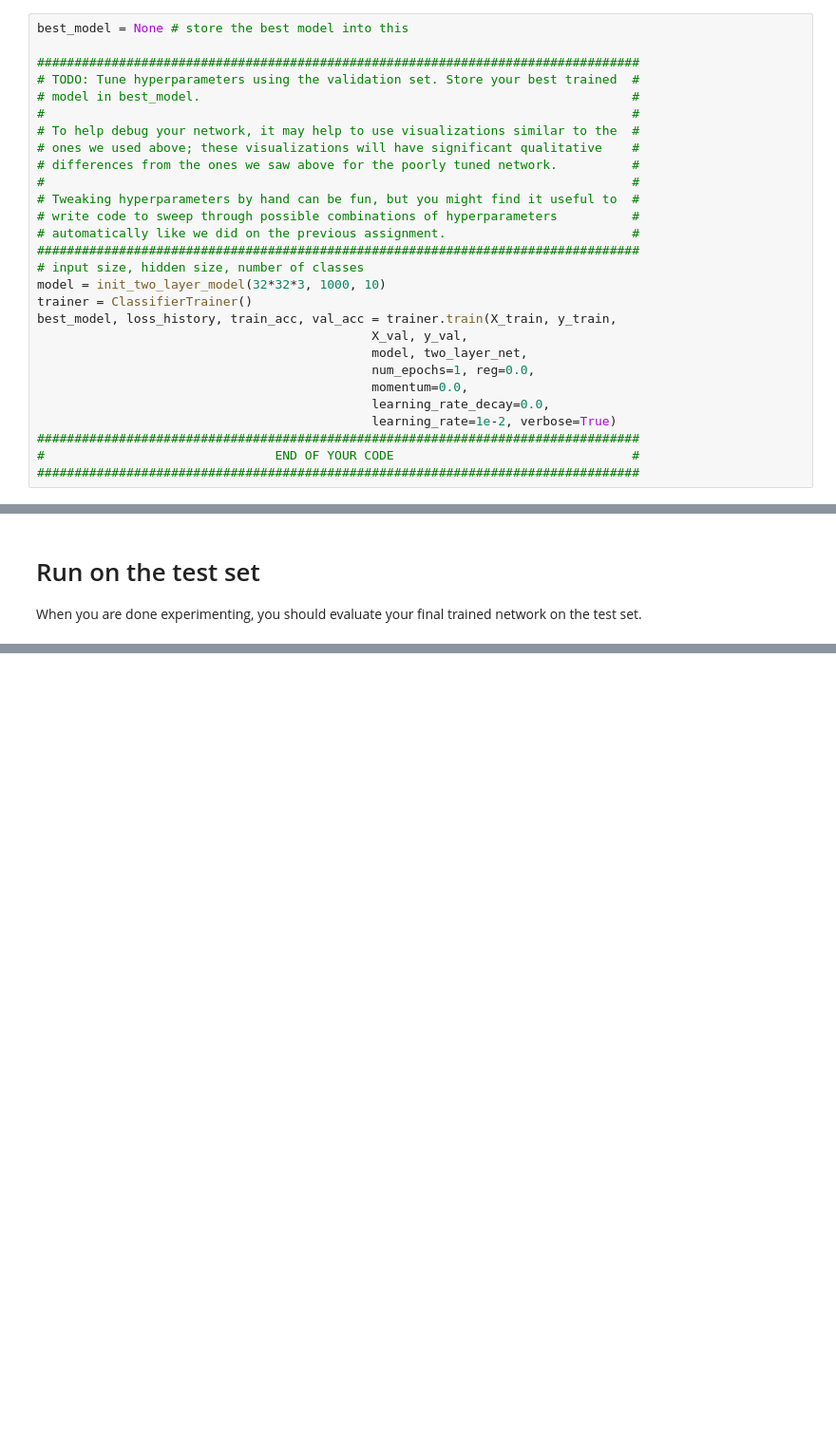
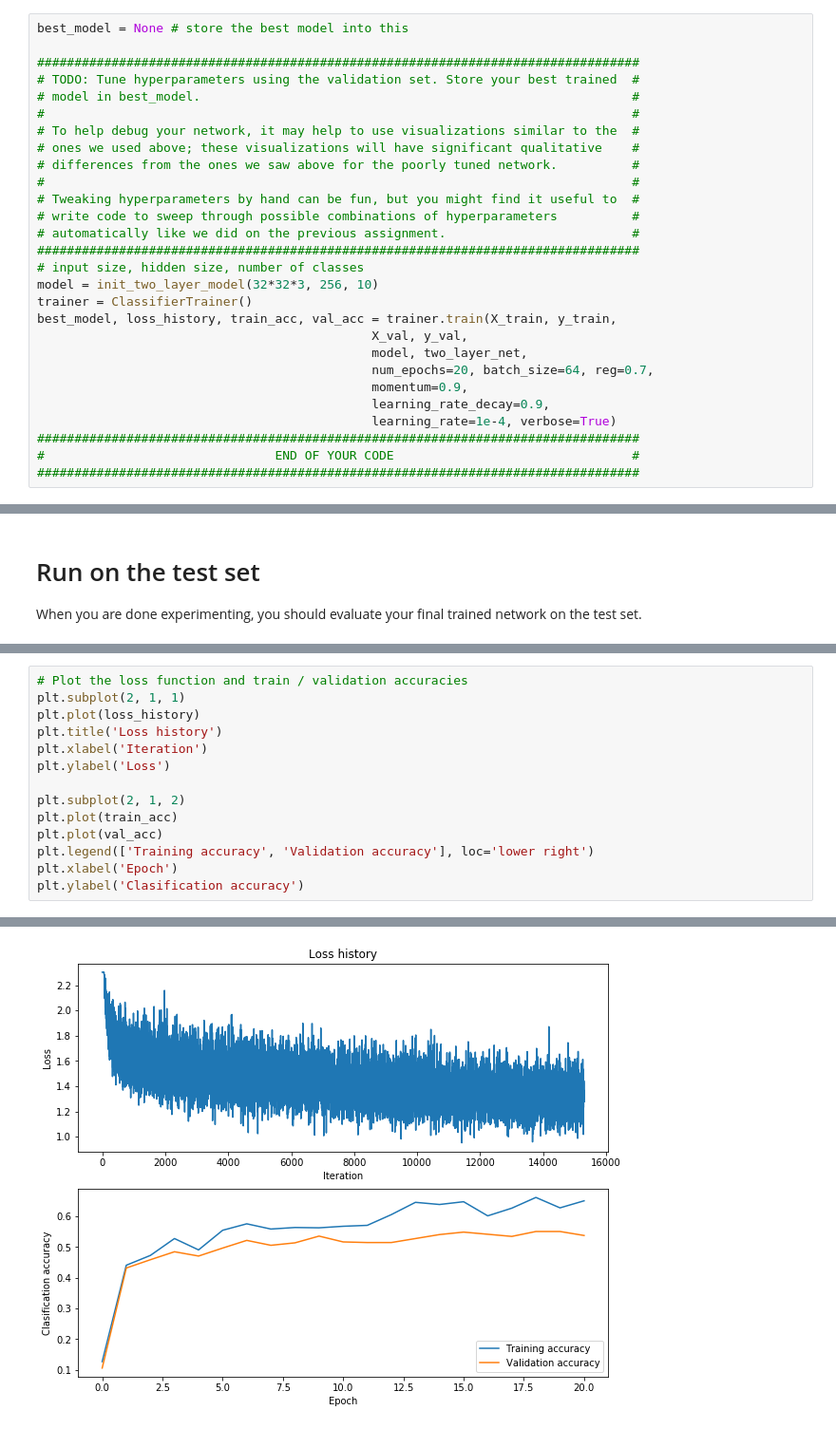
Before and after one commit to sunshineclt/7643DL, a Jupyter notebook: HW1/assignment/1_cs231n/two_layer_net.ipynb, the cells around one changed output, grey strips where cells are left out. Shown at 95% size. Cells and saved outputs as stored; diff of their text form; blank space fills up the shorter version.

```diff
--- a/HW1/assignment/1_cs231n/two_layer_net.ipynb
+++ b/HW1/assignment/1_cs231n/two_layer_net.ipynb
@@ -268,15 +353,15 @@ best_model = None # store the best model into this
 # automatically like we did on the previous assignment.                         #
 #################################################################################
 # input size, hidden size, number of classes
-model = init_two_layer_model(32*32*3, 1000, 10)
+model = init_two_layer_model(32*32*3, 256, 10)
 trainer = ClassifierTrainer()
 best_model, loss_history, train_acc, val_acc = trainer.train(X_train, y_train,
                                              X_val, y_val,
                                              model, two_layer_net,
-                                             num_epochs=1, reg=0.0,
-                                             momentum=0.0,
-                                             learning_rate_decay=0.0,
-                                             learning_rate=1e-2, verbose=True)
+                                             num_epochs=20, batch_size=64, reg=0.7,
+                                             momentum=0.9,
+                                             learning_rate_decay=0.9,
+                                             learning_rate=1e-4, verbose=True)
 #################################################################################
 #                               END OF YOUR CODE                                #
 #################################################################################
@@ -291,0 +399,15 @@ print('Test accuracy: ', np.mean(np.argmax(scores_test, axis=1) == y_test))
+# %%
+# Plot the loss function and train / validation accuracies
+plt.subplot(2, 1, 1)
+plt.plot(loss_history)
+plt.title('Loss history')
+plt.xlabel('Iteration')
+plt.ylabel('Loss')
+
+plt.subplot(2, 1, 2)
+plt.plot(train_acc)
+plt.plot(val_acc)
+plt.legend(['Training accuracy', 'Validation accuracy'], loc='lower right')
+plt.xlabel('Epoch')
+plt.ylabel('Clasification accuracy')
+# %% [output]
@@ -291,0 +415 @@ print('Test accuracy: ', np.mean(np.argmax(scores_test, axis=1) == y_test))
+[figure, added]
```
Also changed, not shown: parts of 15 cells of this notebook, 56 other files.
